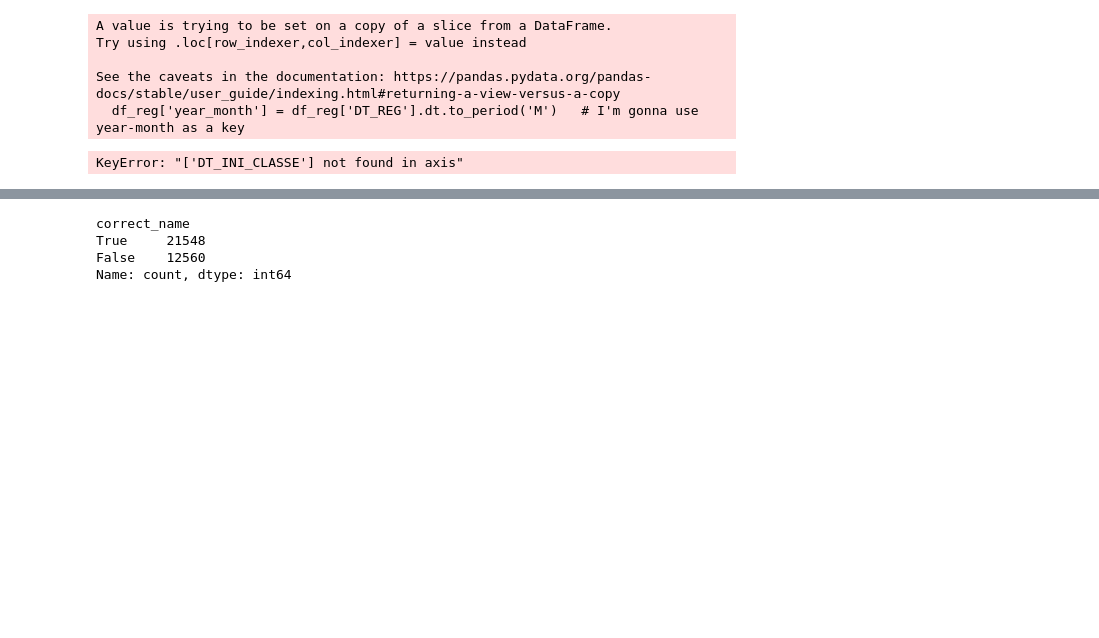
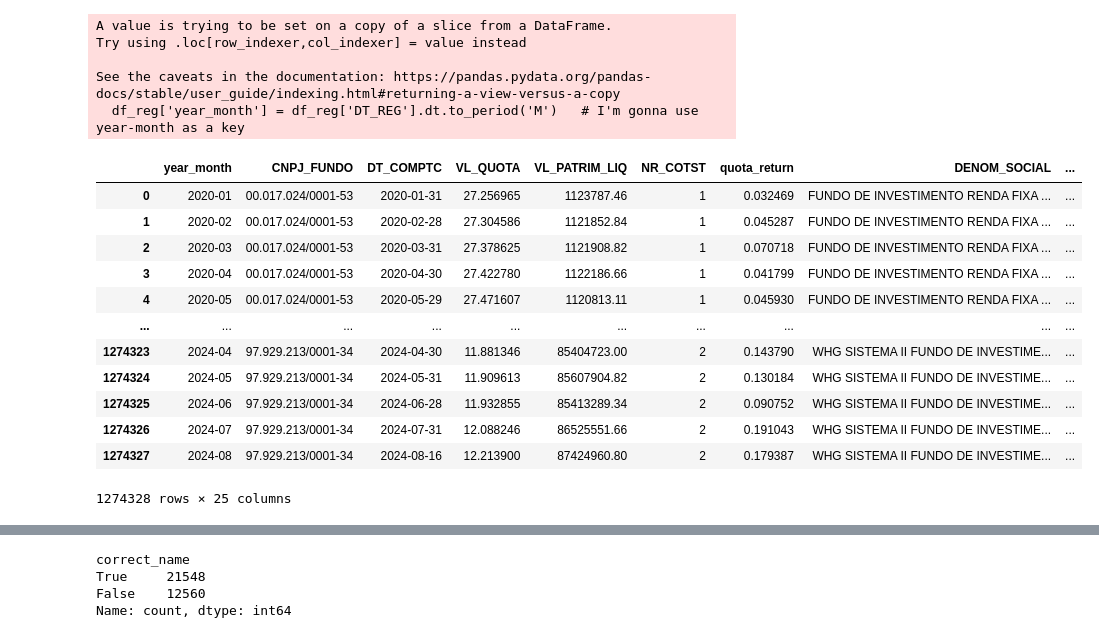
Before and after one commit to Ana-Akaishi/data-science-projects, a Jupyter notebook: Brazilian Investment Funds/notebooks/01 - Cleaning datasets.ipynb, the cells around one changed output, grey strips where cells are left out. Cells and saved outputs as stored; diff of their text form; code cells hidden in the pictures; blank space fills up the shorter version.

```diff
--- a/Brazilian Investment Funds/notebooks/01 - Cleaning datasets.ipynb
+++ b/Brazilian Investment Funds/notebooks/01 - Cleaning datasets.ipynb
@@ -613,15 +622,27 @@ See the caveats in the documentation: https://pandas.pydata.org/pandas-docs/stab
   df_reg['year_month'] = df_reg['DT_REG'].dt.to_period('M')   # I'm gonna use year-month as a key
 # %%
 # Merge return and register dataframes based on register year-month and fund ID
-fund_df = pd.merge(cvm_return, df_reg.drop(columns=['DT_INI_CLASSE']), how='left', on=['year_month','CNPJ_FUNDO'])
+fund_df = pd.merge(cvm_return, df_reg, how='left', on=['year_month','CNPJ_FUNDO'])
 
 # Possible issue: fund register in a month and only starts to operate in the following month (on which my previous merge won't work)
 fund_df.sort_values(by=['CNPJ_FUNDO','year_month'], inplace=True)
 
 fund_df = fund_df.fillna(method='ffill')
-fund_df
+# fund_df
 # %% [output]
+|  | year_month | CNPJ_FUNDO | DT_COMPTC | VL_QUOTA | VL_PATRIM_LIQ | NR_COTST | quota_return | DENOM_SOCIAL | ... |
+| 0 | 2020-01 | 00.017.024/0001-53 | 2020-01-31 | 27.256965 | 1123787.46 | 1 | 0.032469 | FUNDO DE INVESTIMENTO RENDA FIXA ... | ... |
+| 1 | 2020-02 | 00.017.024/0001-53 | 2020-02-28 | 27.304586 | 1121852.84 | 1 | 0.045287 | FUNDO DE INVESTIMENTO RENDA FIXA ... | ... |
+| 2 | 2020-03 | 00.017.024/0001-53 | 2020-03-31 | 27.378625 | 1121908.82 | 1 | 0.070718 | FUNDO DE INVESTIMENTO RENDA FIXA ... | ... |
+| 3 | 2020-04 | 00.017.024/0001-53 | 2020-04-30 | 27.422780 | 1122186.66 | 1 | 0.041799 | FUNDO DE INVESTIMENTO RENDA FIXA ... | ... |
+| 4 | 2020-05 | 00.017.024/0001-53 | 2020-05-29 | 27.471607 | 1120813.11 | 1 | 0.045930 | FUNDO DE INVESTIMENTO RENDA FIXA ... | ... |
+| ... | ... | ... | ... | ... | ... | ... | ... | ... | ... |
+| 1274323 | 2024-04 | 97.929.213/0001-34 | 2024-04-30 | 11.881346 | 85404723.00 | 2 | 0.143790 | WHG SISTEMA II FUNDO DE INVESTIME... | ... |
+| 1274324 | 2024-05 | 97.929.213/0001-34 | 2024-05-31 | 11.909613 | 85607904.82 | 2 | 0.130184 | WHG SISTEMA II FUNDO DE INVESTIME... | ... |
+| 1274325 | 2024-06 | 97.929.213/0001-34 | 2024-06-28 | 11.932855 | 85413289.34 | 2 | 0.090752 | WHG SISTEMA II FUNDO DE INVESTIME... | ... |
+| 1274326 | 2024-07 | 97.929.213/0001-34 | 2024-07-31 | 12.088246 | 86525551.66 | 2 | 0.191043 | WHG SISTEMA II FUNDO DE INVESTIME... | ... |
+| 1274327 | 2024-08 | 97.929.213/0001-34 | 2024-08-16 | 12.213900 | 87424960.80 | 2 | 0.179387 | WHG SISTEMA II FUNDO DE INVESTIME... | ... |
-KeyError: "['DT_INI_CLASSE'] not found in axis"
+1274328 rows × 25 columns
 # %%
 # Check if ffill method worked
 fund_list = fund_df[['CNPJ_FUNDO', 'DENOM_SOCIAL']].drop_duplicates()
```
Also changed, not shown: parts of 17 cells of this notebook, 7 other files.
